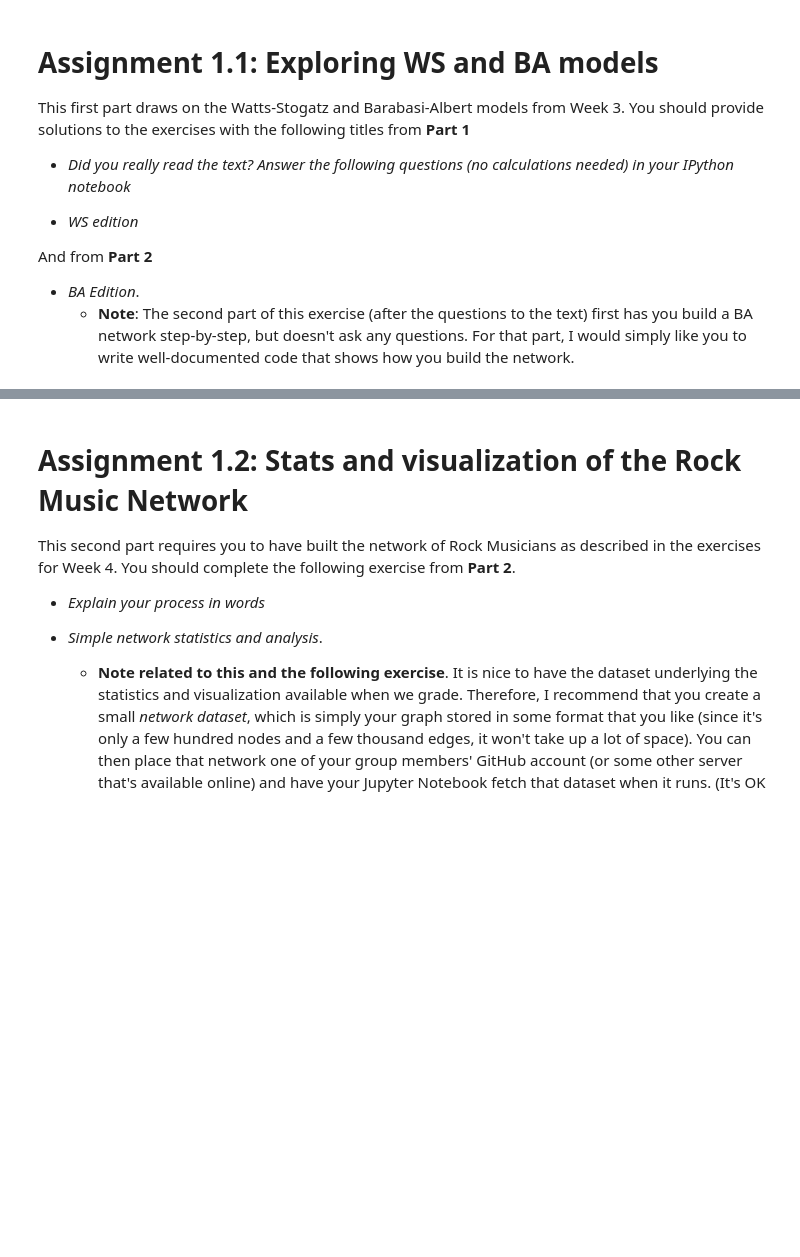
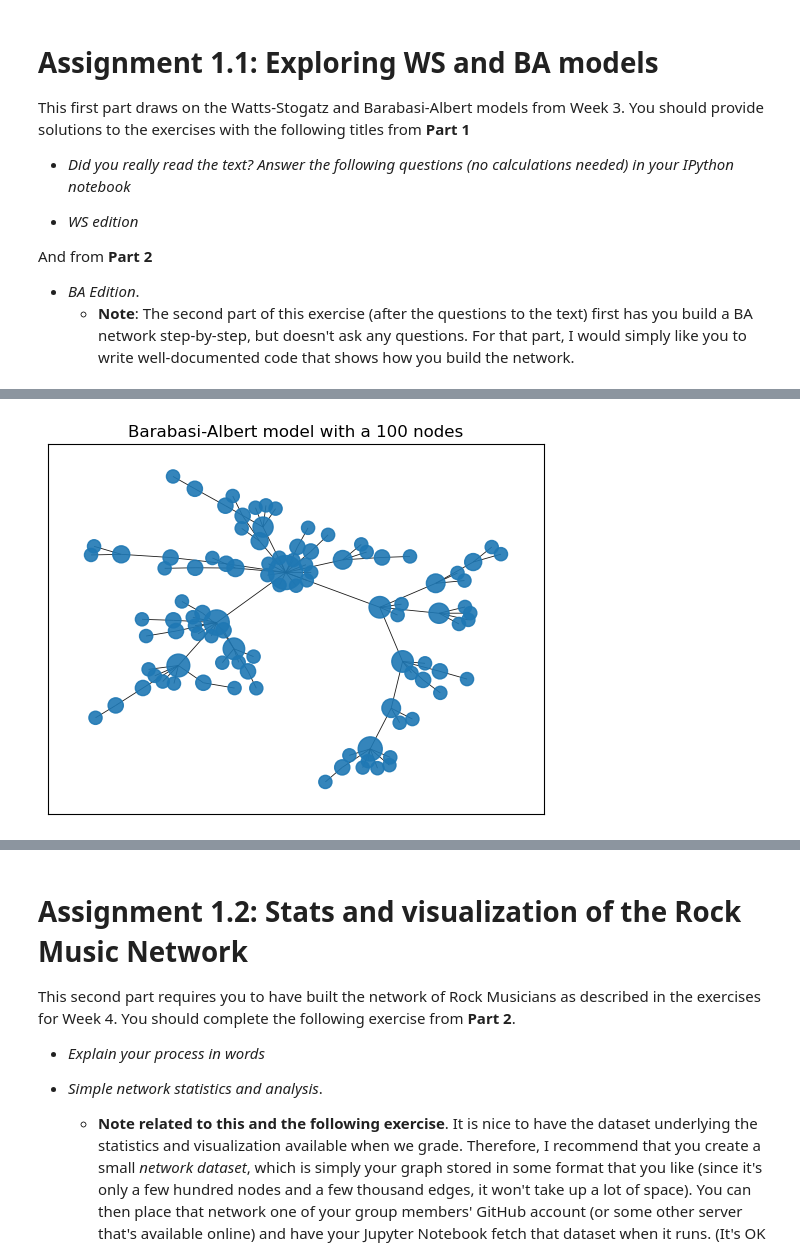
Before and after one commit to hoboldi/Social-Graphs-and-Interactions, a Jupyter notebook: Assignment1.ipynb, the cells around one changed output, grey strips where cells are left out. Saved outputs shown, nothing was run; the diff lists cells and outputs as text; code cells hidden in the pictures; blank space fills up the shorter version.

```diff
--- a/Assignment1.ipynb
+++ b/Assignment1.ipynb
@@ -21,0 +36,39 @@ And from **Part 2**
+# %%
+import networkx as nx
+import random
+import matplotlib.pyplot as plt
+import numpy as np
+
+# To make randomness reproducible for run
+random.seed(42)
+np.random.seed(42)
+
+# Creating a graph
+G = nx.Graph()
+G.add_edge(0,1)
+
+next_node = 2
+
+while G.number_of_nodes() < 100:
+    G.add_node(next_node)
+
+    # Builds a list of edge endpoints, nodes appear as many times as their degree
+    edge_ends = [n for (u,v) in G.edges() for n in (u,v)]
+
+    # Picking a random target
+    target = random.choice(edge_ends)
+
+    # Attaching the new node to the target
+    G.add_edge(next_node, target)
+    next_node +=1
+
+pos = nx.spring_layout(G, seed=7)
+deg = dict(G.degree())
+node_sizes = [60 + 30 * deg[n] for n in G.nodes()] # build the node sizes for plotting based on each node's degree
+
+plt.figure()
+nx.draw_networkx(G, pos=pos, node_size=node_sizes, with_labels=False, width=0.6, alpha=0.9)
+plt.title("Barabasi-Albert model with a 100 nodes")
+plt.show()
+# %% [output]
+[figure, added]
```
Also changed, not shown: parts of 4 cells of this notebook.
